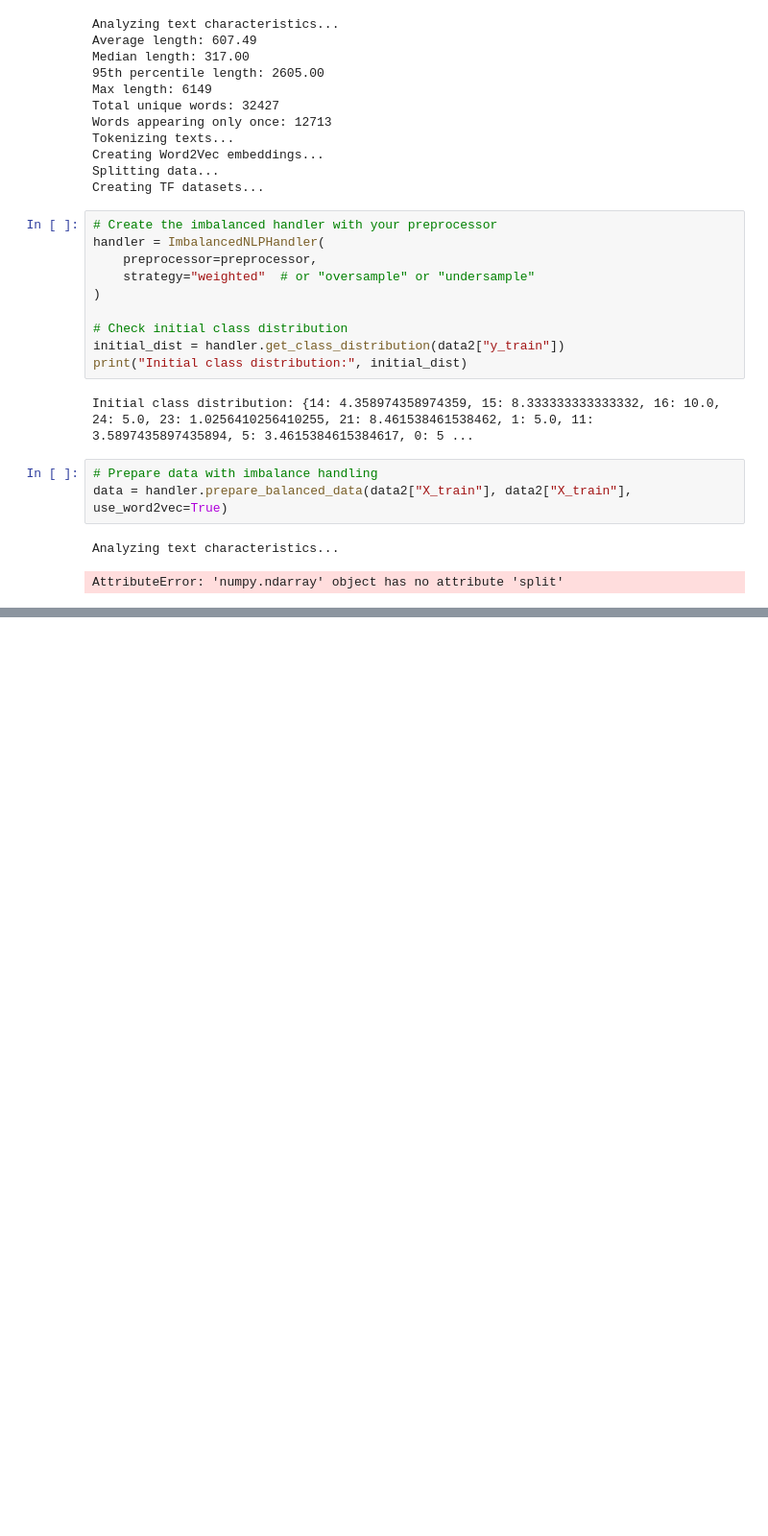
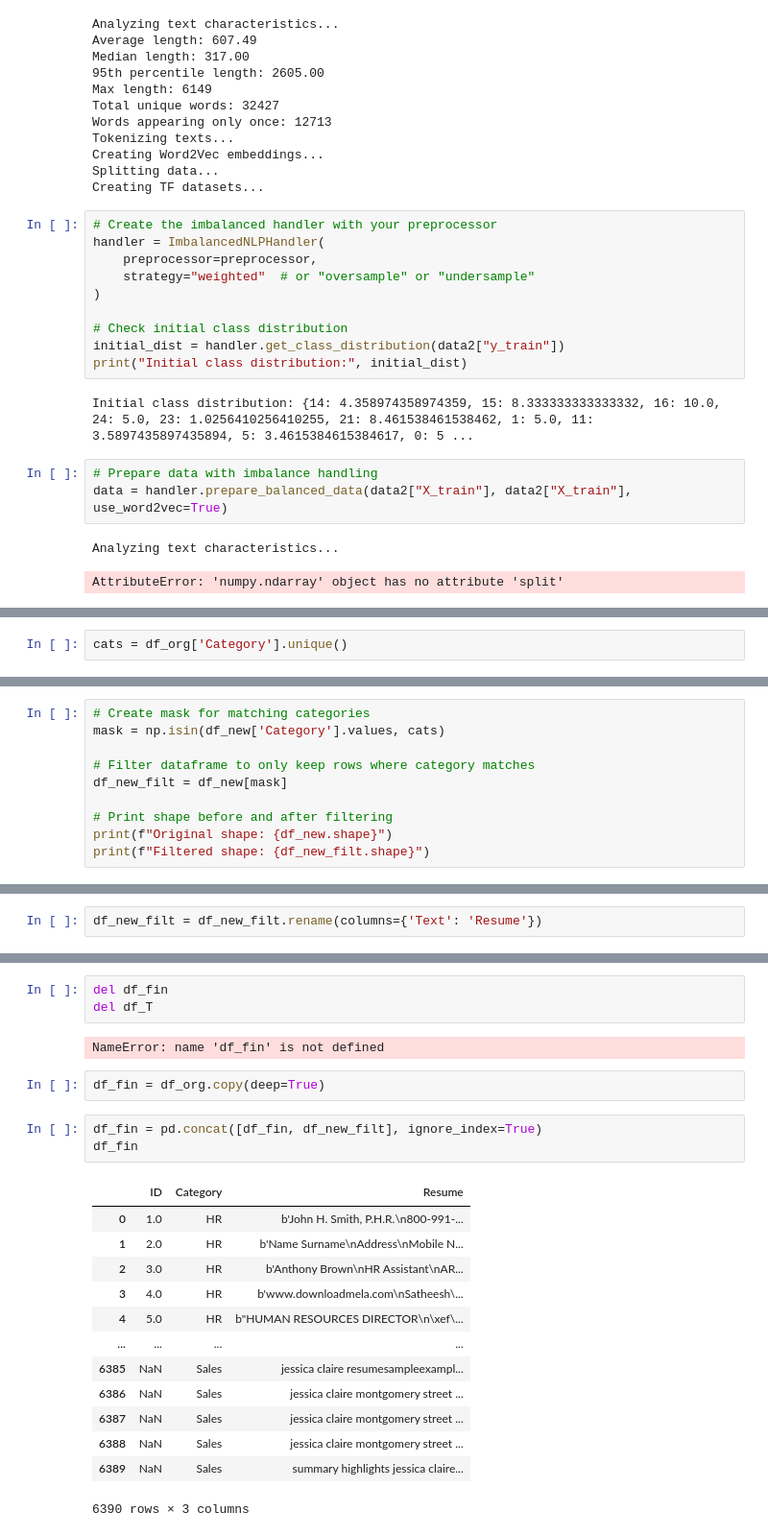
Before and after one commit to Rishit605/Resume-Analysis-NLP, a Jupyter notebook: notebook/NewTest.ipynb, the cells around one changed output, grey strips where cells are left out. Shown at 96% size. Cells and saved outputs as stored; diff of their text form; blank space fills up the shorter version.

```diff
--- a/notebook/NewTest.ipynb
+++ b/notebook/NewTest.ipynb
@@ -1342,0 +1353,2 @@ AttributeError: 'numpy.ndarray' object has no attribute 'split'
+# %%
+cats = df_org['Category'].unique()
@@ -1342,0 +1380,10 @@ AttributeError: 'numpy.ndarray' object has no attribute 'split'
+# %%
+# Create mask for matching categories
+mask = np.isin(df_new['Category'].values, cats)
+
+# Filter dataframe to only keep rows where category matches
+df_new_filt = df_new[mask]
+
+# Print shape before and after filtering
+print(f"Original shape: {df_new.shape}")
+print(f"Filtered shape: {df_new_filt.shape}")
@@ -1342,0 +1393,2 @@ AttributeError: 'numpy.ndarray' object has no attribute 'split'
+# %%
+df_new_filt = df_new_filt.rename(columns={'Text': 'Resume'})
@@ -1342,0 +1411,24 @@ AttributeError: 'numpy.ndarray' object has no attribute 'split'
+# %%
+del df_fin
+del df_T
+# %% [output]
+NameError: name 'df_fin' is not defined
+# %%
+df_fin = df_org.copy(deep=True)
+# %%
+df_fin = pd.concat([df_fin, df_new_filt], ignore_index=True)
+df_fin
+# %% [output]
+|  | ID | Category | Resume |
+| 0 | 1.0 | HR | b'John H. Smith, P.H.R.\n800-991-... |
+| 1 | 2.0 | HR | b'Name Surname\nAddress\nMobile N... |
+| 2 | 3.0 | HR | b'Anthony Brown\nHR Assistant\nAR... |
+| 3 | 4.0 | HR | b'www.downloadmela.com\nSatheesh\... |
+| 4 | 5.0 | HR | b"HUMAN RESOURCES DIRECTOR\n\xef\... |
+| ... | ... | ... | ... |
+| 6385 | NaN | Sales | jessica claire resumesampleexampl... |
+| 6386 | NaN | Sales | jessica claire montgomery street ... |
+| 6387 | NaN | Sales | jessica claire montgomery street ... |
+| 6388 | NaN | Sales | jessica claire montgomery street ... |
+| 6389 | NaN | Sales | summary highlights jessica claire... |
+6390 rows × 3 columns
```
Also changed, not shown: parts of 36 cells of this notebook, 2 other files.
